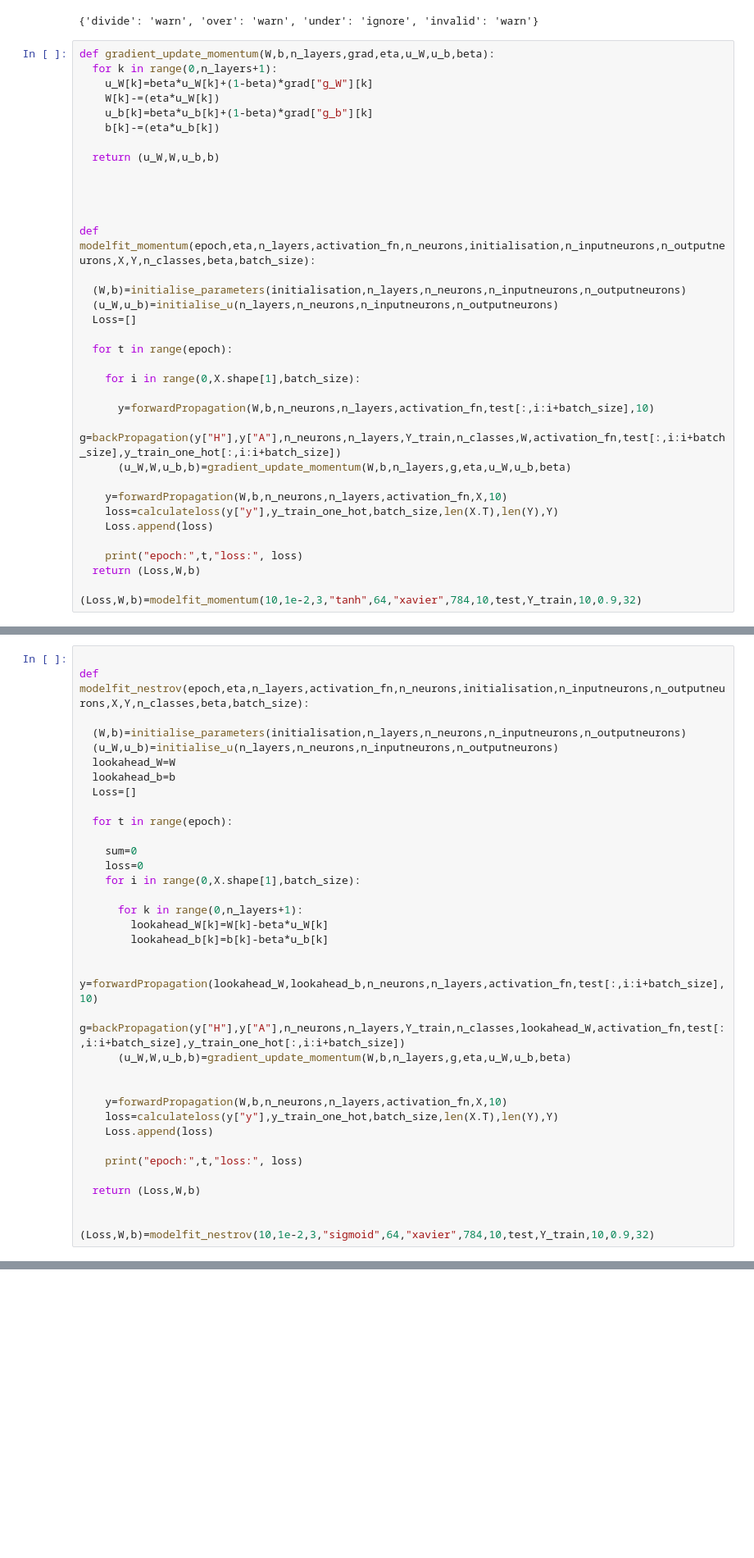
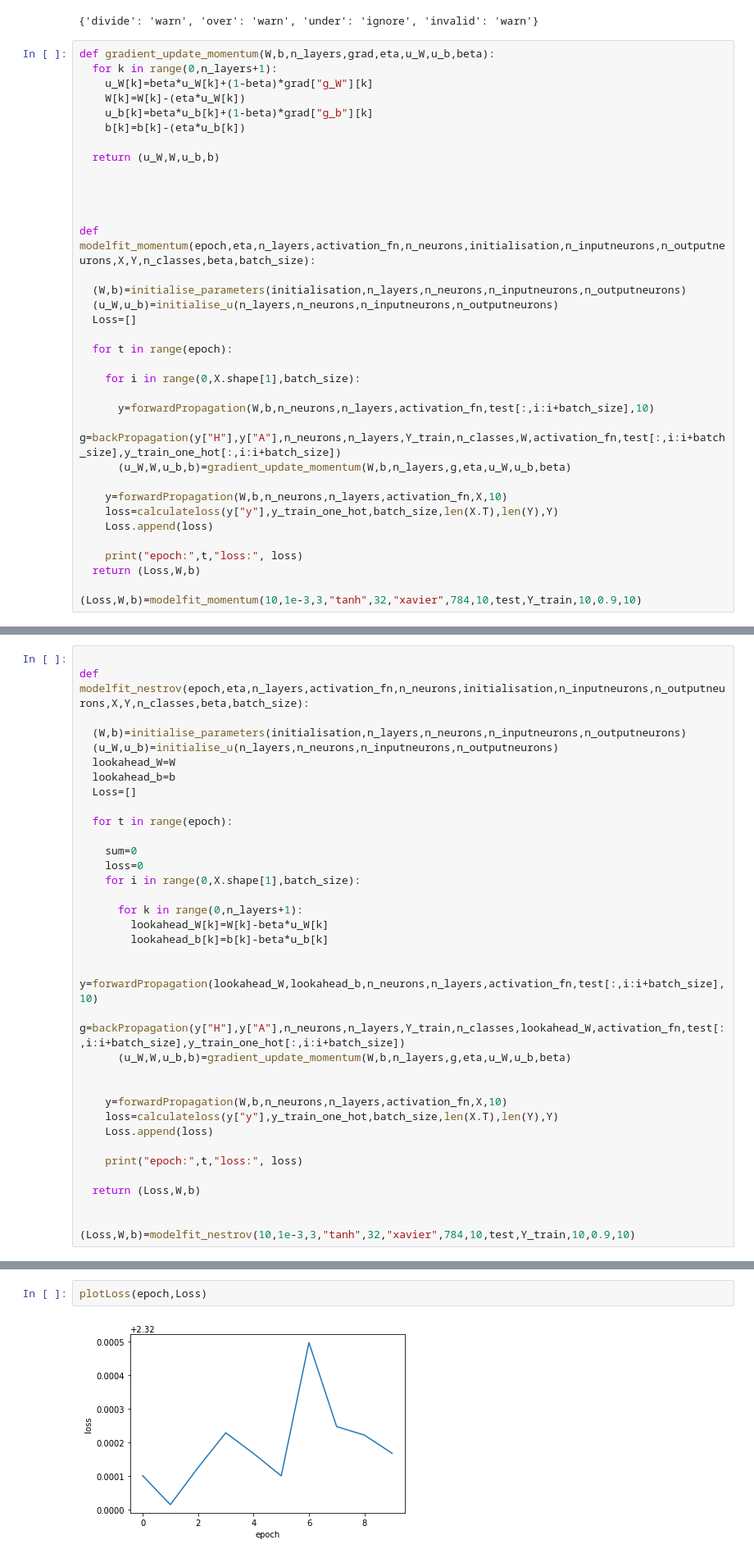
Before and after one commit to ayanasatheesh/cs6910_assignment1, a Jupyter notebook: Untitled18.ipynb, the cells around one changed output, grey strips where cells are left out. Shown at 82% size. Cells and saved outputs as stored; diff of their text form; blank space fills up the shorter version.

```diff
--- a/Untitled18.ipynb
+++ b/Untitled18.ipynb
@@ -450,9 +484,9 @@ np.seterr(divide = 'ignore')
 def gradient_update_momentum(W,b,n_layers,grad,eta,u_W,u_b,beta):
   for k in range(0,n_layers+1):
     u_W[k]=beta*u_W[k]+(1-beta)*grad["g_W"][k]
-    W[k]-=(eta*u_W[k])
+    W[k]=W[k]-(eta*u_W[k])
     u_b[k]=beta*u_b[k]+(1-beta)*grad["g_b"][k]
-    b[k]-=(eta*u_b[k])
+    b[k]=b[k]-(eta*u_b[k])
 
   return (u_W,W,u_b,b)
 
@@ -480,5 +514,5 @@ def modelfit_momentum(epoch,eta,n_layers,activation_fn,n_neurons,initialisation,
     print("epoch:",t,"loss:", loss)
   return (Loss,W,b)
 
-(Loss,W,b)=modelfit_momentum(10,1e-2,3,"tanh",64,"xavier",784,10,test,Y_train,10,0.9,32)
+(Loss,W,b)=modelfit_momentum(10,1e-3,3,"tanh",32,"xavier",784,10,test,Y_train,10,0.9,10)
 # %% [output]
@@ -530,5 +564,5 @@ def modelfit_nestrov(epoch,eta,n_layers,activation_fn,n_neurons,initialisation,n
   return (Loss,W,b)
 
 
-(Loss,W,b)=modelfit_nestrov(10,1e-2,3,"sigmoid",64,"xavier",784,10,test,Y_train,10,0.9,32)
+(Loss,W,b)=modelfit_nestrov(10,1e-3,3,"tanh",32,"xavier",784,10,test,Y_train,10,0.9,10)
 # %% [output]
@@ -545,3 +579,7 @@ epoch: 9 loss: 2.3098111776115786
+# %%
+plotLoss(epoch,Loss)
+# %% [output]
+[figure, added]
 # %%
 def gradient_update_nesterov(W,b,n_layers,grad,eta,u_W,u_b,beta):
   for k in range(0,n_layers+1):
```
Also changed, not shown: parts of 19 cells of this notebook.
